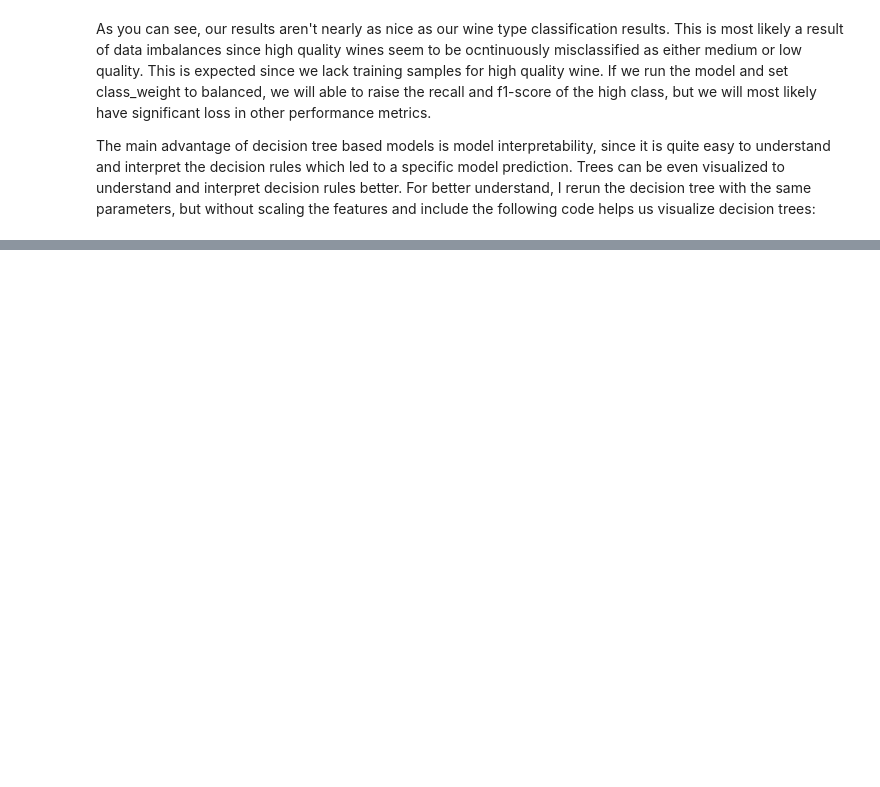
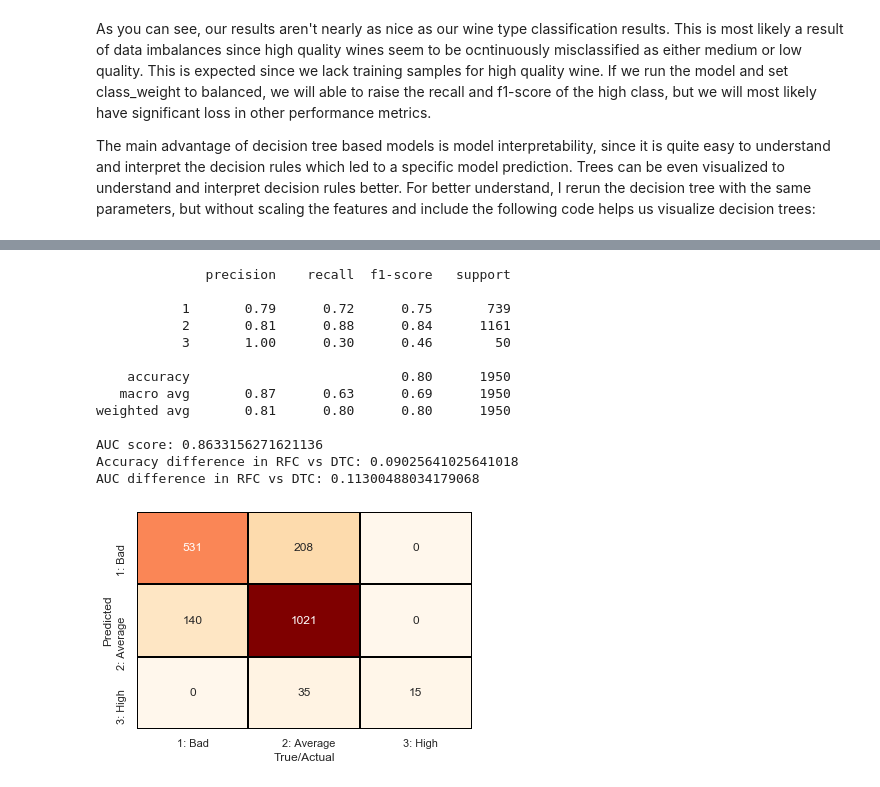
Before and after one commit to nwdelafu/wine-quality, a Jupyter notebook: main.ipynb, the cells around one changed output, grey strips where cells are left out. Cells and saved outputs as stored; diff of their text form; code cells hidden in the pictures; blank space fills up the shorter version.

```diff
--- a/main.ipynb
+++ b/main.ipynb
@@ -1342,3 +1476,21 @@ NameError: name 'classification_report' is not defined
 As you can see, our results aren't nearly as nice as our wine type classification results. This is most likely a result of data imbalances since high quality wines seem to be ocntinuously misclassified as either medium or low quality. This is expected since we lack training samples for high quality wine. If we run the model and set class_weight to balanced, we will able to raise the recall and f1-score of the high class, but we will most likely have significant loss in other performance metrics.
 
 The main advantage of decision tree based models is model interpretability, since it is quite easy to understand and interpret the decision rules which led to a specific model prediction. Trees can be even visualized to understand and interpret decision rules better. For better understand, I rerun the decision tree with the same parameters, but without scaling the features and include the following code helps us visualize decision trees:
+# %%
+from graphviz import Source
+from sklearn import tree
+from IPython.display import Image
+
+dt = gs.best_estimator_.get_params()['clf']
+dt.fit(X_train, y_train)
+target_names = ['Bad', 'Average', 'High']
+
+max_depth = 10
+graph = Source(tree.export_graphviz(dt, out_file = None, class_names = target_names, filled = True,
+                                 rounded= True, special_characters = False, feature_names = cols,
+                                 max_depth = max_depth))
+png_data = graph.pipe(format = 'png')
+with open('dtree_structure.png','wb') as f:
+    f.write(png_data)
+
+Image(png_data)
@@ -1344,0 +1555,30 @@ The main advantage of decision tree based models is model interpretability, sinc
+# %%
+print(classification_report(y_test, RF_predictions))
+confusion = confusion_matrix(y_test, RF_predictions)
+ticklabels = ['1: Bad', '   2: Average', '   3: High']
+ax = sns.heatmap(confusion, annot = True, cbar = False, fmt = 'g',
+                 yticklabels = ticklabels, xticklabels = ticklabels,
+                 cmap = 'OrRd', linecolor = 'black', linewidth = 1)
+ax.set_xlabel('True/Actual')
+ax.set_ylabel('Predicted')
+
+#'ovo' multiclass for the average of all possible pairwise combinations, insensitive to class imbalance
+auc_score = roc_auc_score(y_test, RF.predict_proba(X_test), multi_class = 'ovo', average = 'weighted')
+print('AUC score: {}'.format(auc_score))
+print('Accuracy difference in RFC vs DTC: {}'.format(accuracy_score(y_test, RF_predictions) - accuracy_score(y_test, DT_predictions)))
+print('AUC difference in RFC vs DTC: {}'.format(auc_score - roc_auc_score(y_test, DT.predict_proba(X_test), multi_class = 'ovo', average = 'weighted')))
+# %% [output]
+              precision    recall  f1-score   support
+
+           1       0.79      0.72      0.75       739
+           2       0.81      0.88      0.84      1161
+           3       1.00      0.30      0.46        50
+
+    accuracy                           0.80      1950
+   macro avg       0.87      0.63      0.69      1950
+weighted avg       0.81      0.80      0.80      1950
+
+AUC score: 0.8633156271621136
+Accuracy difference in RFC vs DTC: 0.09025641025641018
+AUC difference in RFC vs DTC: 0.11300488034179068
+[figure, added]
```
Also changed, not shown: parts of 36 cells of this notebook.
